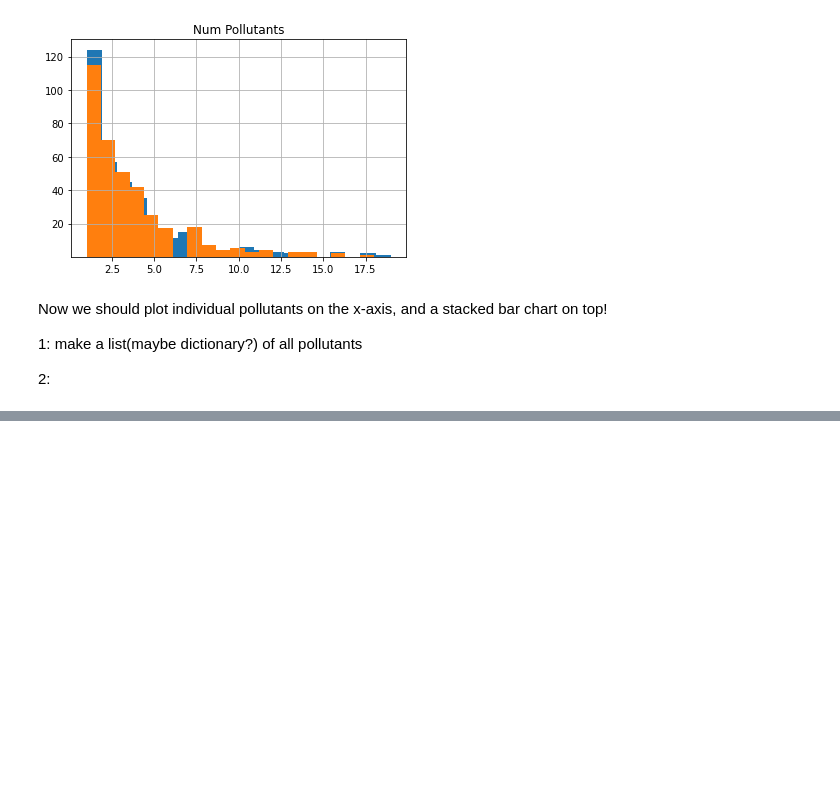
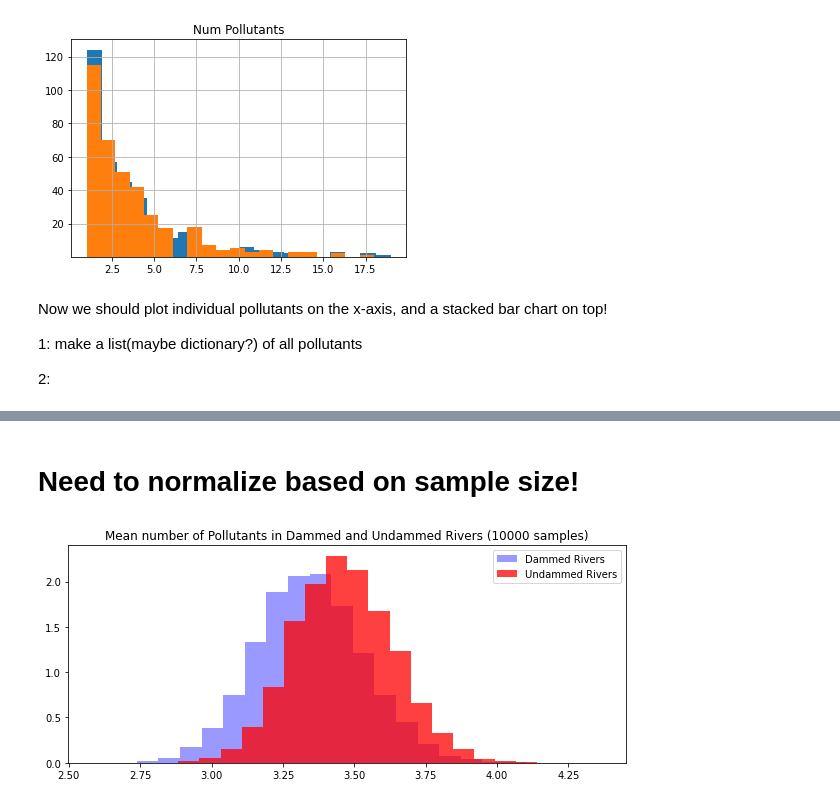
Before and after one commit to puga-42/Are-we-fixing-our-dammed-rivers, a Jupyter notebook: dammed_rivers.ipynb, the cells around one changed output, grey strips where cells are left out. Cells and saved outputs as stored; diff of their text form; code cells hidden in the pictures; blank space fills up the shorter version.

```diff
--- a/dammed_rivers.ipynb
+++ b/dammed_rivers.ipynb
@@ -396,0 +437,18 @@ Now we should plot individual pollutants on the x-axis, and a stacked bar chart
+# %% [markdown]
+# Need to normalize based on sample size!
+# %%
+## dammed means vs undammed means
+
+dammed_means = bootstrap_sample_means(df_dammed['Num Pollutants'])
+undammed_means = bootstrap_sample_means(df_not_dammed['Num Pollutants'])
+
+
+fig, ax = plt.subplots(1, figsize=(10, 4))
+_ = ax.hist(dammed_means, bins=20, density=True, color="blue", alpha=0.4,
+            label="Dammed Rivers")
+_ = ax.hist(undammed_means, bins=20, density=True, color="red", alpha=0.75,
+            label="Undammed Rivers")
+ax.legend()
+_ = ax.set_title("Mean number of Pollutants in Dammed and Undammed Rivers (10000 samples)")
+# %% [output]
+[figure, added]
```
Also changed, not shown: parts of 7 cells of this notebook.
